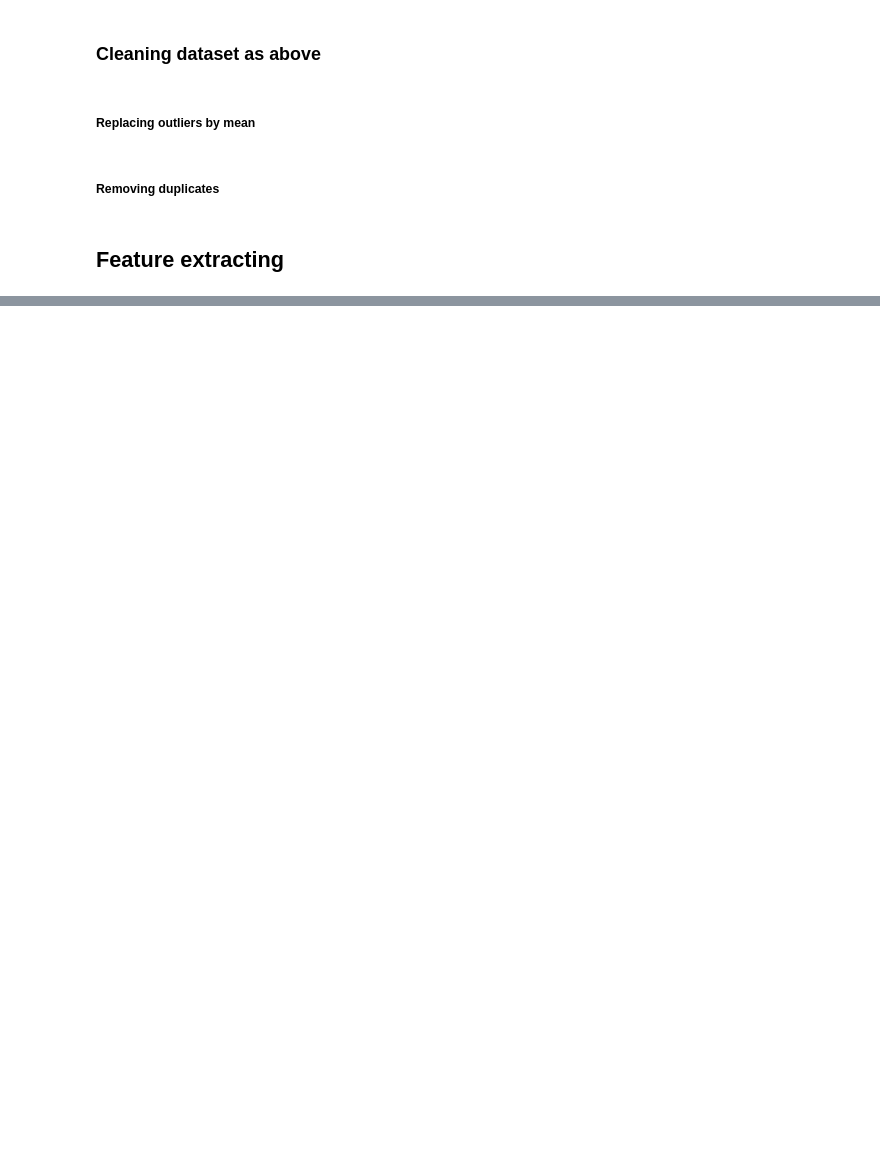
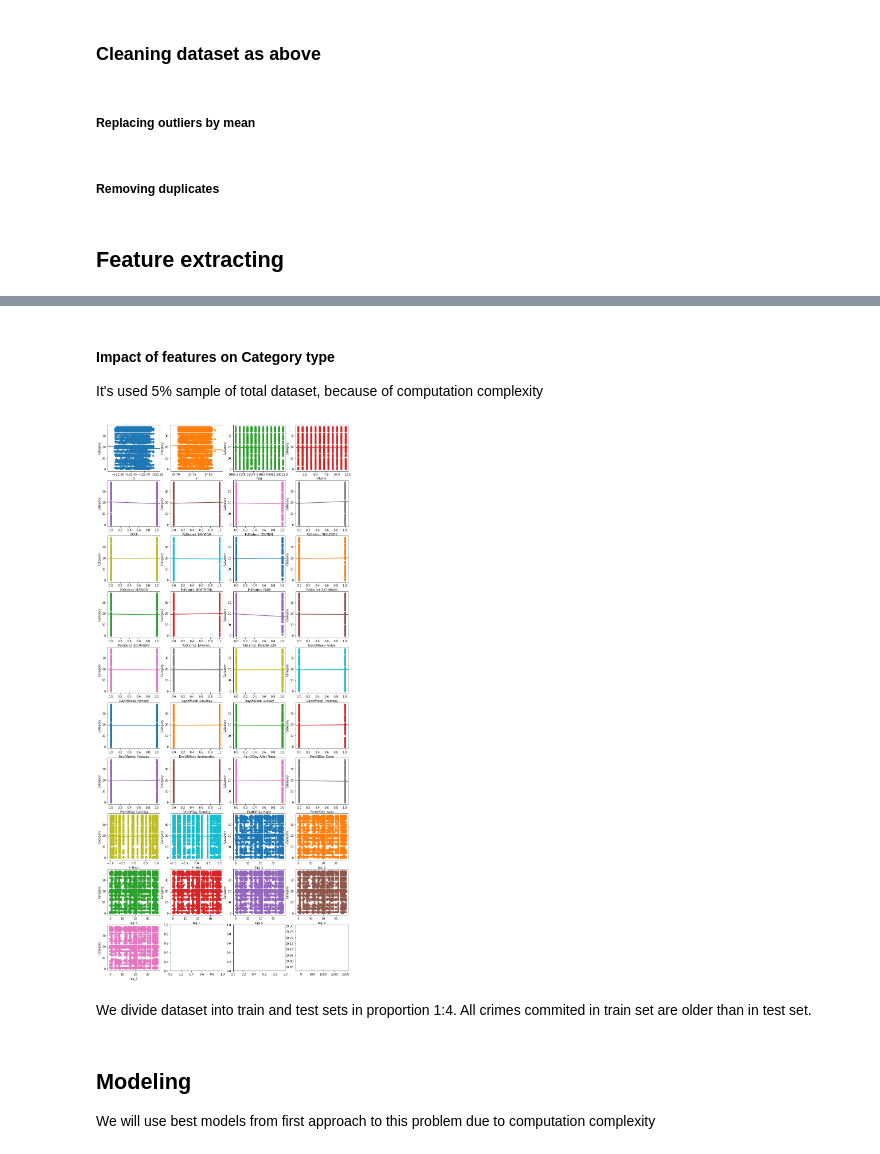
Before and after one commit to Frustrado/Crime-Classification, a Jupyter notebook: SF_crimes_analysis.ipynb, the cells around one changed output, grey strips where cells are left out. Cells and saved outputs as stored; diff of their text form; code cells hidden in the pictures; blank space fills up the shorter version.

Commit message:
Second approach to problem before predictions

```diff
--- a/SF_crimes_analysis.ipynb
+++ b/SF_crimes_analysis.ipynb
@@ -828,6 +847,6 @@ for cords in df_train['X_Y'].unique():
         df_tmp["lag_"+str(i)] = df_tmp['Category'].shift(i)
     df_array.append(df_tmp)
 # %%
-df_train = pd.concat(df_array)
+df_train_encoded = pd.concat(df_array)
 # %%
-df_train.sort_values(by=['Dates'], inplace=True)
+df_train_encoded.sort_values(by=['Dates'], inplace=True)
@@ -853,0 +863,21 @@ df_train.head(30)
+# %%
+df_train_encoded_copy = df_train_encoded
+# %%
+df_train_encoded_copy.drop(columns=['Dates','X_Y'], inplace=True)
+# %% [markdown]
+#### Impact of features on Category type
+
+It's used 5% sample of total dataset, because of computation complexity
+# %%
+cols = list(df_train_encoded_copy)
+cols = cols[1:len(cols)]
+fig, axs = plt.subplots(10,4,figsize=(15,35))
+k = 0
+for i in range(0,10):
+    for j in range(0,4):
+        sns.regplot(x =str(cols[k]), y = 'Category', data = df_train_encoded_copy.sample(frac = 0.05, random_state=1),ax=axs[i][j])
+        k = k+1
+        if (k > len(cols)-1):
+            break
+# %% [output]
+[figure, added]
@@ -853,0 +889,2 @@ df_train.head(30)
+# %% [markdown]
+We divide dataset into train and test sets in proportion 1:4. All crimes commited in train set are older than in test set.
@@ -853,0 +896,3 @@ df_train.head(30)
+# %% [markdown]
+## Modeling
+We will use best models from first approach to this problem due to computation complexity
```
Also changed, not shown: parts of 12 cells of this notebook.
